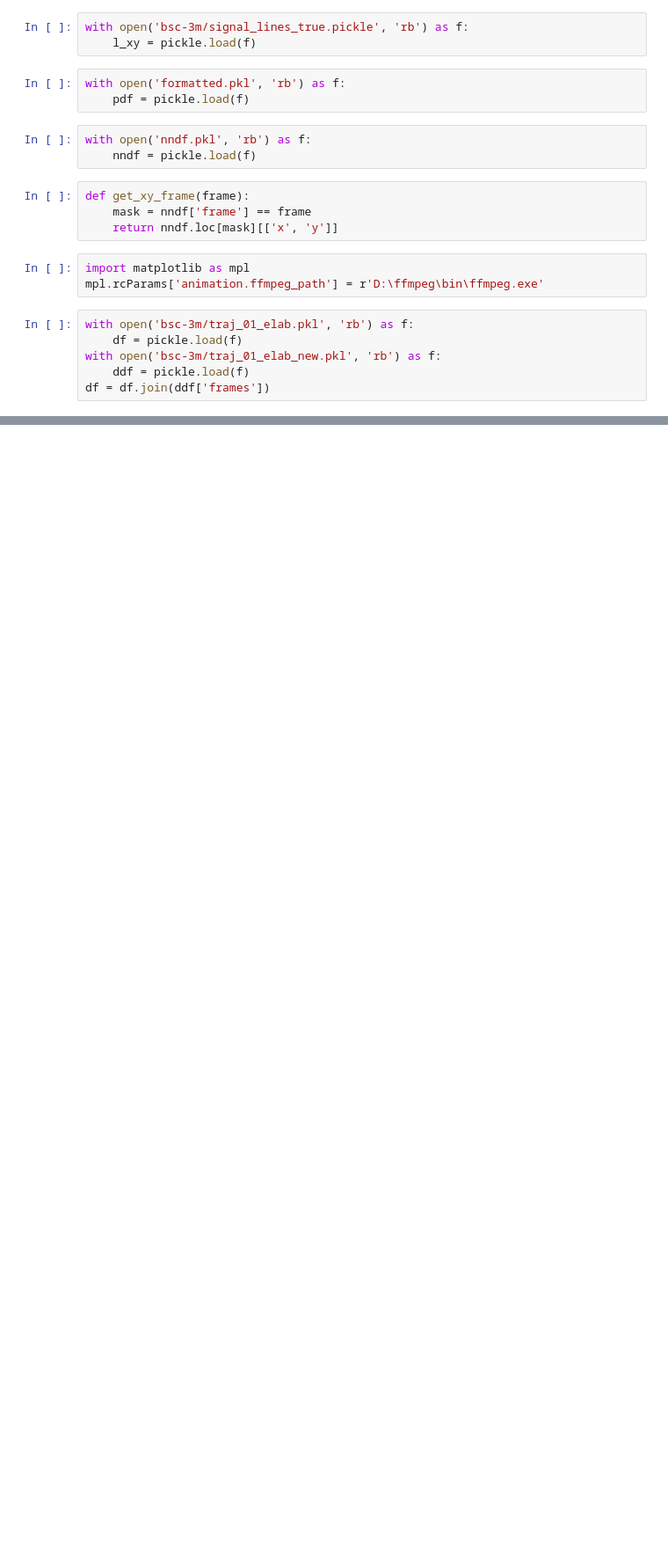
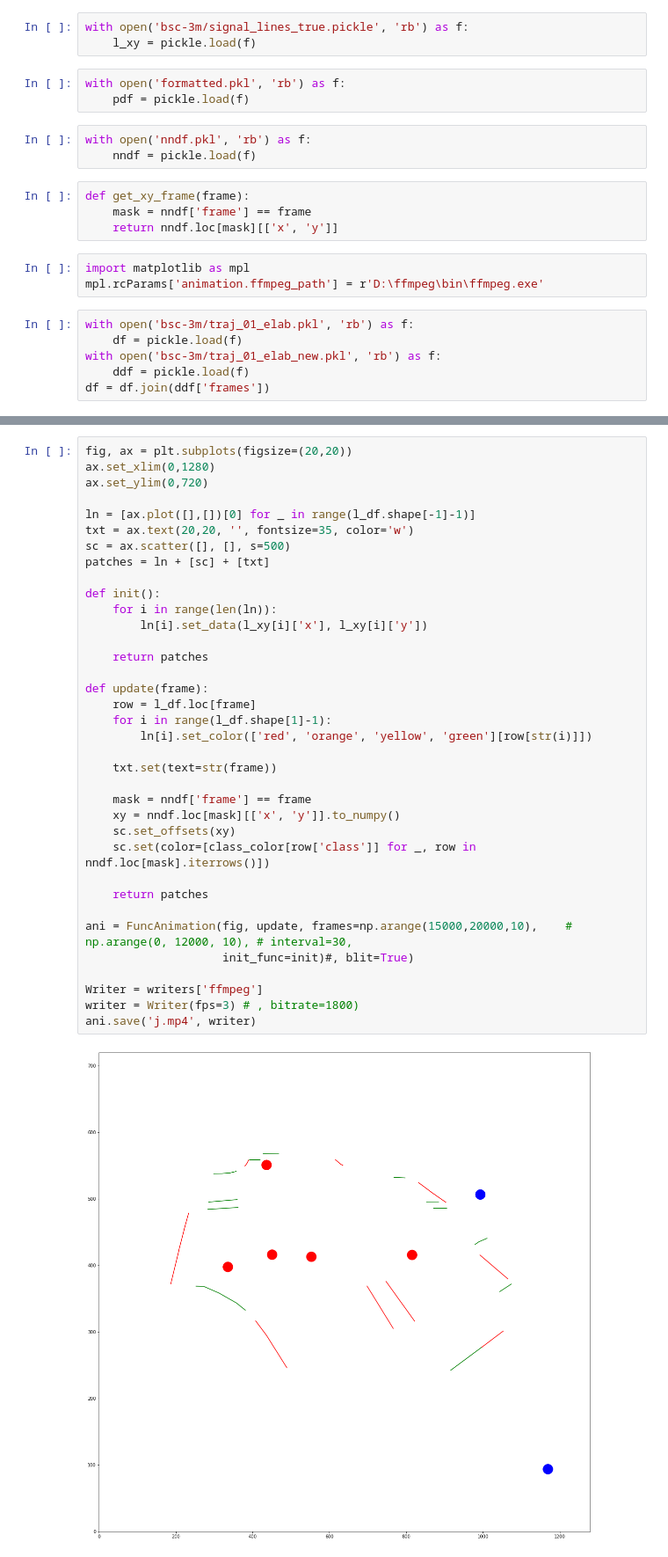
Before and after one commit to Marcus-Friis/CycleCV, a Jupyter notebook: animate.ipynb, the cells around one changed output, grey strips where cells are left out. Shown at 88% size. Cells and saved outputs as stored; diff of their text form; blank space fills up the shorter version.

```diff
--- a/animate.ipynb
+++ b/animate.ipynb
@@ -37,3 +71,41 @@ df = df.join(ddf['frames'])
+# %%
+fig, ax = plt.subplots(figsize=(20,20))
+ax.set_xlim(0,1280)
+ax.set_ylim(0,720)
+
+ln = [ax.plot([],[])[0] for _ in range(l_df.shape[-1]-1)]
+txt = ax.text(20,20, '', fontsize=35, color='w')
+sc = ax.scatter([], [], s=500)
+patches = ln + [sc] + [txt]
+
+def init():
+    for i in range(len(ln)):
+        ln[i].set_data(l_xy[i]['x'], l_xy[i]['y'])
+
+    return patches
+
+def update(frame):
+    row = l_df.loc[frame]
+    for i in range(l_df.shape[1]-1):
+        ln[i].set_color(['red', 'orange', 'yellow', 'green'][row[str(i)]])
+
+    txt.set(text=str(frame))
+
+    mask = nndf['frame'] == frame
+    xy = nndf.loc[mask][['x', 'y']].to_numpy()
+    sc.set_offsets(xy)
+    sc.set(color=[class_color[row['class']] for _, row in nndf.loc[mask].iterrows()])
+
+    return patches
+
+ani = FuncAnimation(fig, update, frames=np.arange(15000,20000,10),    # np.arange(0, 12000, 10), # interval=30,
+                    init_func=init)#, blit=True)
+
+Writer = writers['ffmpeg']
+writer = Writer(fps=3) # , bitrate=1800)
+ani.save('j.mp4', writer)
+# %% [output]
+[figure, added]
 # %%
 def get_xy_frame(frame):
     mask = nndf['frame'] == frame
```
Also changed, not shown: parts of 7 cells of this notebook, 2 other files.
